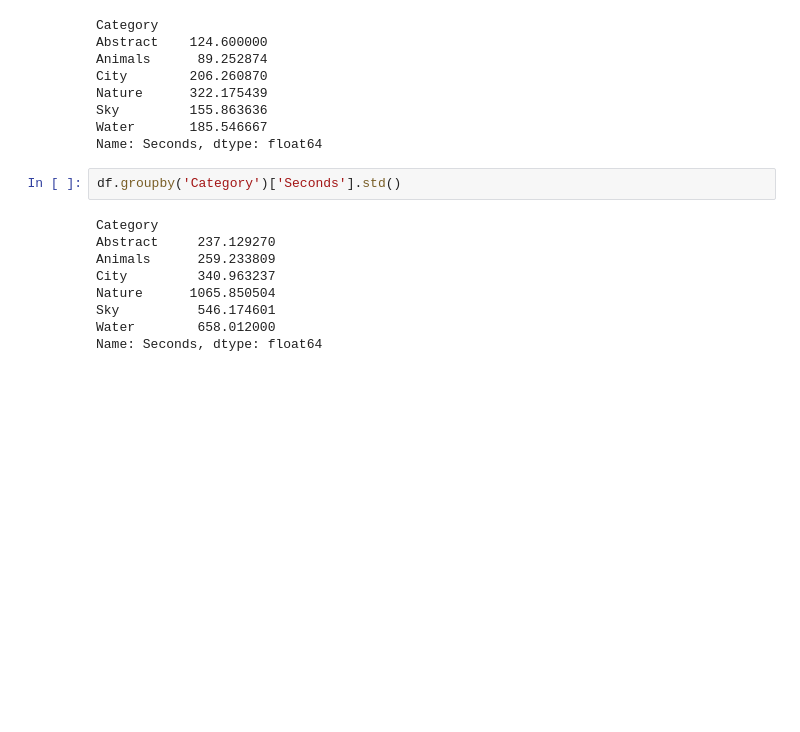
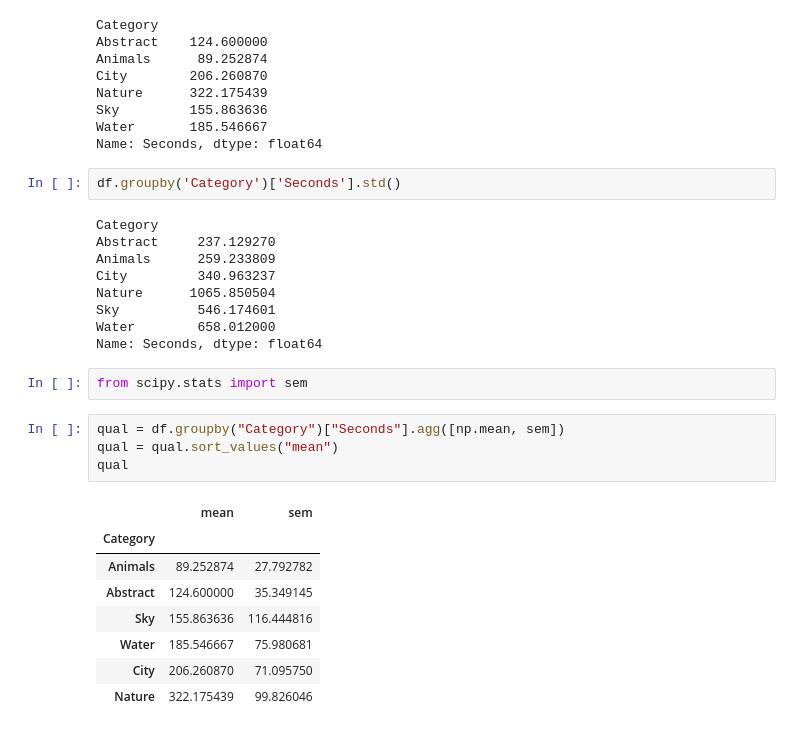
Before and after one commit to AurelienNioche/DoggyVision, a Jupyter notebook: main.ipynb, the cells around one changed output. Drawn from its saved outputs; the diff is of its cells as text; blank space fills up the shorter version.

```diff
--- a/main.ipynb
+++ b/main.ipynb
@@ -154,3 +154,18 @@ Nature      1065.850504
 Sky          546.174601
 Water        658.012000
 Name: Seconds, dtype: float64
+# %%
+from scipy.stats import sem
+# %%
+qual = df.groupby("Category")["Seconds"].agg([np.mean, sem])
+qual = qual.sort_values("mean")
+qual
+# %% [output]
+|  | mean | sem |
+| Category |  |  |
+| Animals | 89.252874 | 27.792782 |
+| Abstract | 124.600000 | 35.349145 |
+| Sky | 155.863636 | 116.444816 |
+| Water | 185.546667 | 75.980681 |
+| City | 206.260870 | 71.095750 |
+| Nature | 322.175439 | 99.826046 |
```
Also changed, not shown: parts of 1 cell of this notebook, 1 other file.
